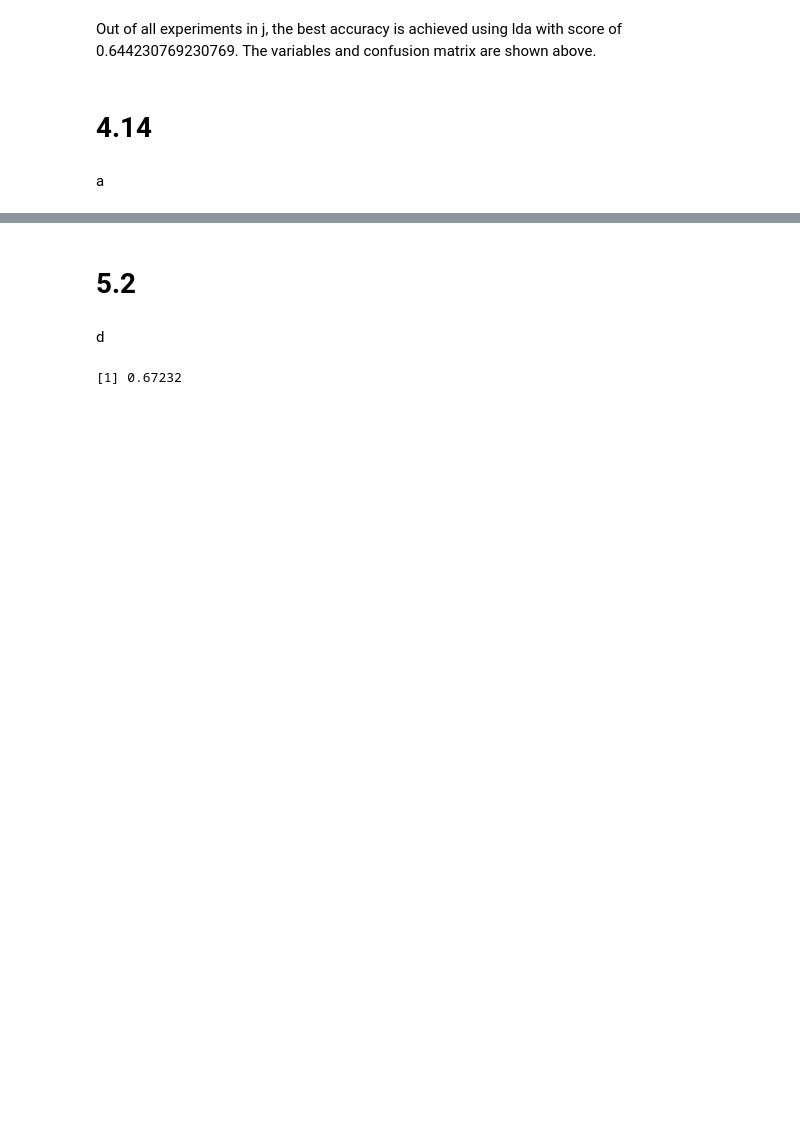
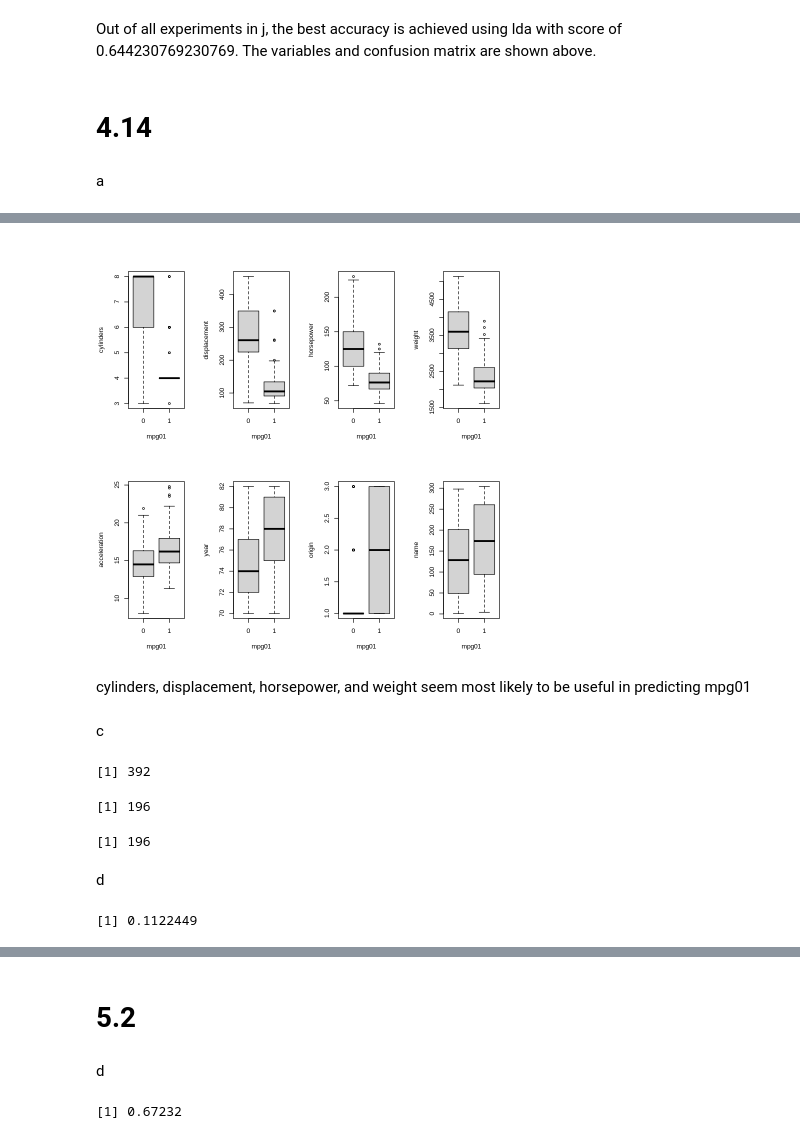
Before and after one commit to jooranlee/MATH4432, a Jupyter notebook: Assignment 2/Assignment_2.ipynb, the cells around one changed output, grey strips where cells are left out. Cells and saved outputs as stored; diff of their text form; code cells hidden in the pictures; blank space fills up the shorter version.

```diff
--- a/Assignment 2/Assignment_2.ipynb
+++ b/Assignment 2/Assignment_2.ipynb
@@ -435,0 +486,36 @@ a
+# %%
+par(mfrow = c(2, 4))
+boxplot(cylinders ~ mpg01, data = Auto)
+boxplot(displacement ~ mpg01, data = Auto)
+boxplot(horsepower ~ mpg01, data = Auto)
+boxplot(weight ~ mpg01, data = Auto)
+boxplot(acceleration ~ mpg01, data = Auto)
+boxplot(year ~ mpg01, data = Auto)
+boxplot(origin ~ mpg01, data = Auto)
+boxplot(name ~ mpg01, data = Auto)
+# %% [output]
+[figure, added]
+# %% [markdown]
+cylinders, displacement, horsepower, and weight seem most likely to be useful in predicting mpg01
+# %% [markdown]
+c
+# %%
+inTrain = createDataPartition(y=Auto$mpg01, p=0.5, list=FALSE)
+train = Auto[inTrain,]
+test = Auto[-inTrain,]
+
+nrow(Auto)
+nrow(train)
+nrow(test)
+# %% [output]
+[1] 392
+[1] 196
+[1] 196
+# %% [markdown]
+d
+# %%
+lda.fits=lda(mpg01~cylinders + displacement + horsepower + weight,data=train)
+lda.pred=predict(lda.fits,test)
+mean(lda.pred$class!=test$mpg01)
+# %% [output]
+[1] 0.1122449
```
Also changed, not shown: parts of 21 cells of this notebook.
